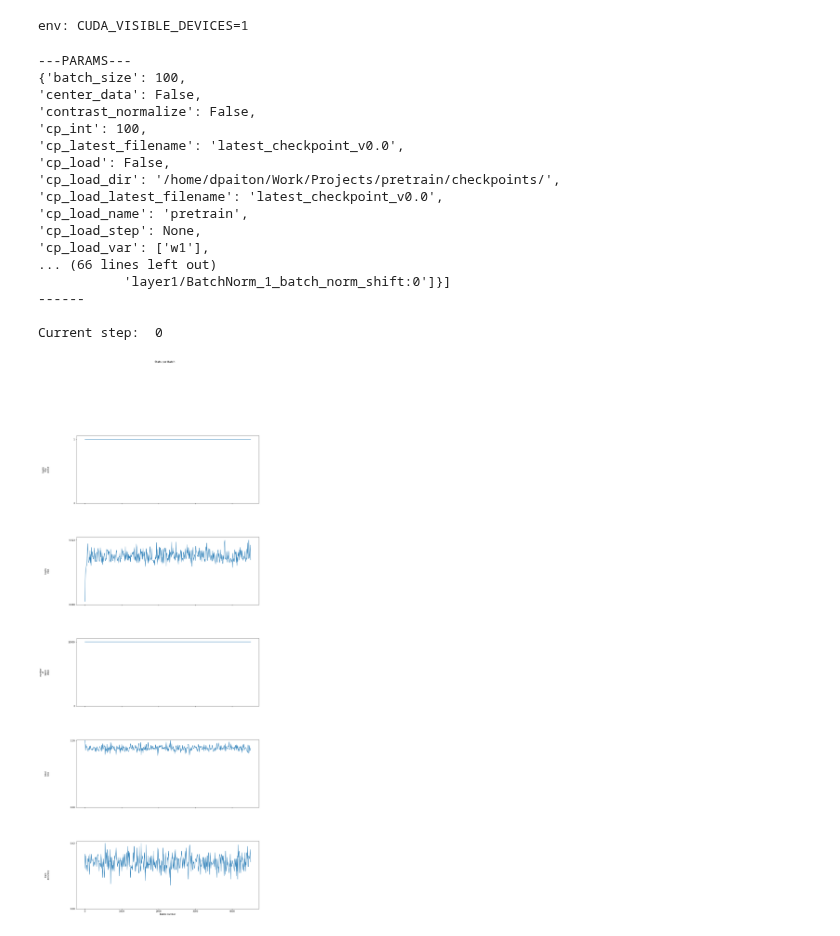
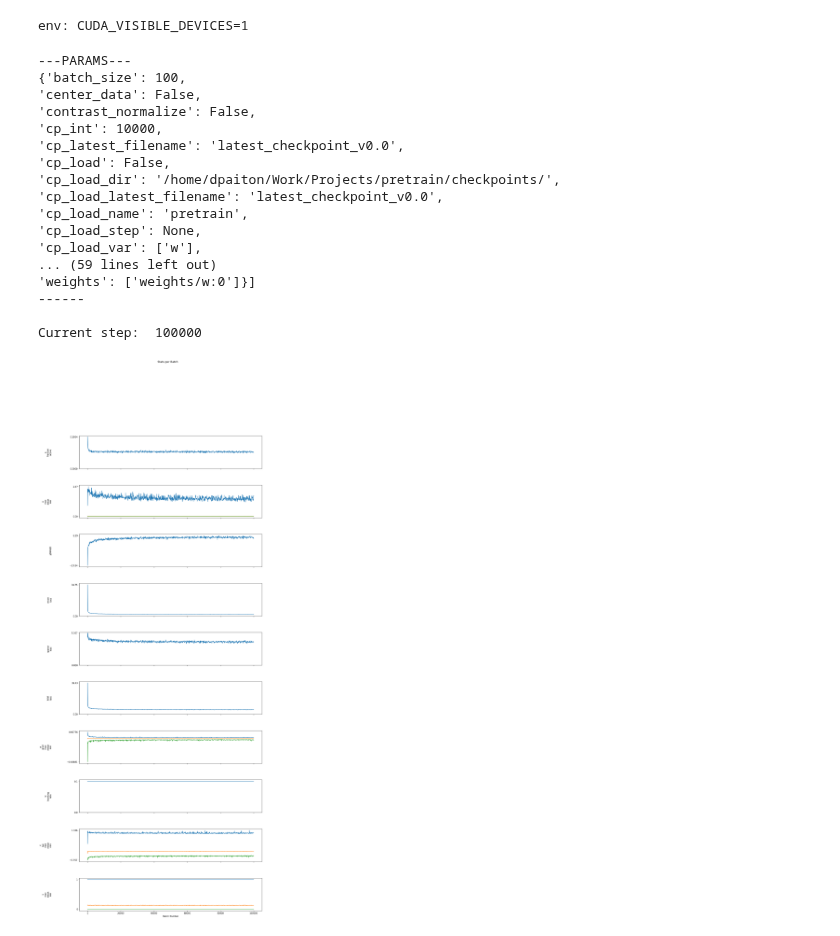
Before and after one commit to dpaiton/DeepSparseCoding, a Jupyter notebook: monitor_train.ipynb, the cells around one changed output. Drawn from its saved outputs; the diff is of its cells as text; code cells hidden in the pictures.

```diff
--- a/monitor_train.ipynb
+++ b/monitor_train.ipynb
@@ -19,9 +19,9 @@ import analysis.analysis_picker as ap
 from utils.logger import Logger
 # %%
 class analysis_params(object):
-  model_type = "mlp"
-  model_name = "mlp_mnist"
-  #model_name = "lca_vh"
+  model_type = "lca"
+  #model_name = "mlp_mnist"
+  model_name = "lca_mnist"
   #model_type = "sigmoid_autoencoder"
   #model_name = "sigmoid_autoencoder_reboot"
   #model_type = "gdn_autoencoder"
@@ -43,7 +43,7 @@ analysis_params.weights += ["w_gdn_"+str(i) for i in range(5)]
 log_file = (analysis_params.model_dir+"/logfiles/"+analysis_params.model_name+"_v"+analysis_params.version+".log")
 logger = Logger(filename=None)
 log_text = logger.load_file(log_file)
-model_params = logger.read_params(log_text)
+model_params = logger.read_params(log_text)[-1]
 model_schedule = logger.read_schedule(log_text)
 
 pp = pprint.PrettyPrinter(indent = 0)
@@ -178,36 +178,36 @@ if len(img_files) > 0:
   ax.set_title("Inputs")
 
 recon_details = "recons_v"+model_params.version
 recon_files = [file for file in vis_files if recon_details in file]
 if len(recon_files) > 0:
   indices = sorted([(mid, int(match.group(1)))
     for mid, match in
     enumerate([re.search("-(\d+)",filename) for filename in recon_files])
     if match], key=lambda x:x[1])
   disp_filename = vis_dir+recon_files[indices[-1][0]]
   recon = plt.imread(disp_filename)
   fig, ax = plt.subplots(1, figsize=(8,8))
   ax.imshow(recon)
   ax = pf.clear_axis(ax)
   ax.set_title("Reconstruction")
 
 plt.show()
 # %% [output]
 ---PARAMS---
 {'batch_size': 100,
 'center_data': False,
 'contrast_normalize': False,
-'cp_int': 100,
+'cp_int': 10000,
 'cp_latest_filename': 'latest_checkpoint_v0.0',
 'cp_load': False,
 'cp_load_dir': '/home/dpaiton/Work/Projects/pretrain/checkpoints/',
 'cp_load_latest_filename': 'latest_checkpoint_v0.0',
 'cp_load_name': 'pretrain',
 'cp_load_step': None,
-'cp_load_var': ['w1'],
-... (66 lines left out)
-           'layer1/BatchNorm_1_batch_norm_shift:0']}]
+'cp_load_var': ['w'],
+... (59 lines left out)
+'weights': ['weights/w:0']}]
 ------
 
-Current step:  0
+Current step:  100000
-[figure, old version]
+[figure, new version]
```
Also changed, not shown: parts of 1 cell of this notebook, 22 other files.
